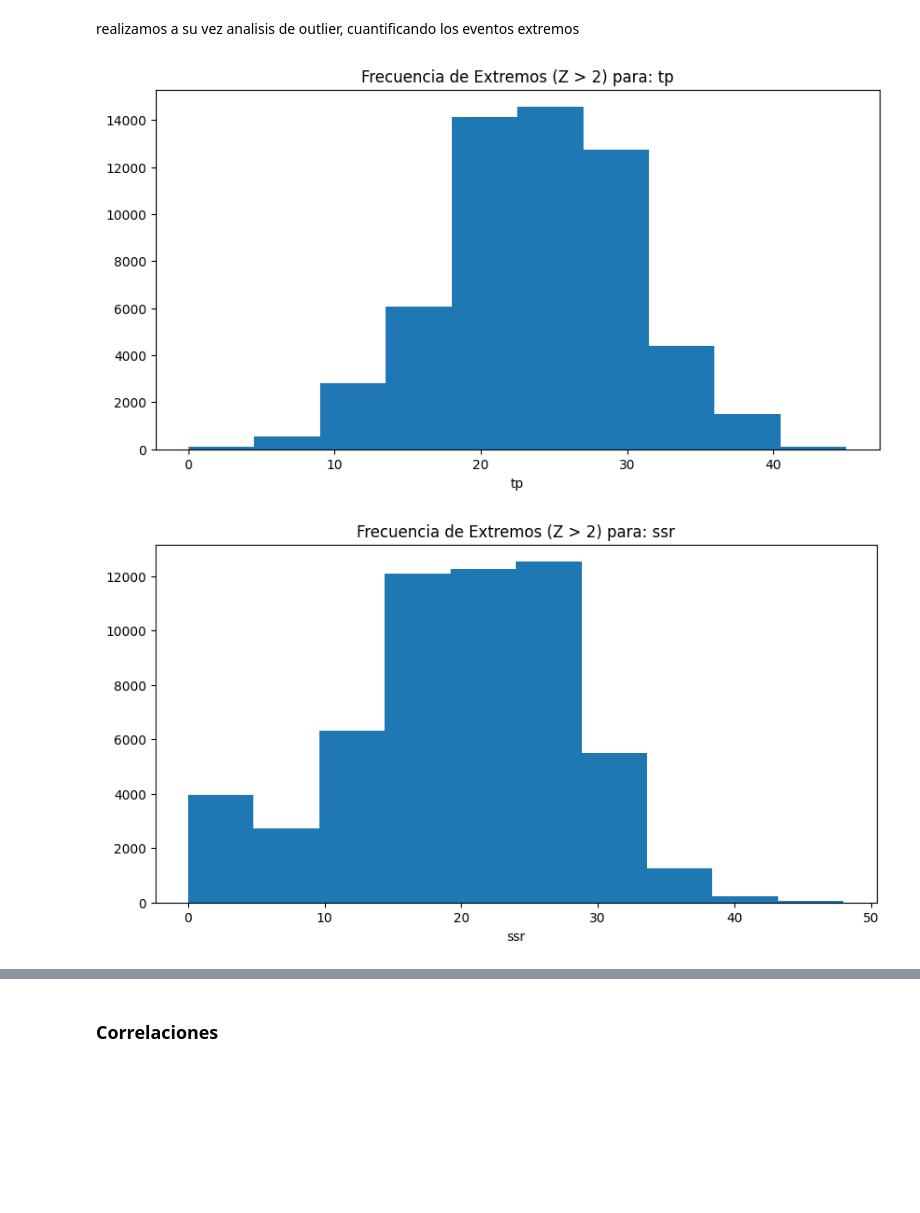
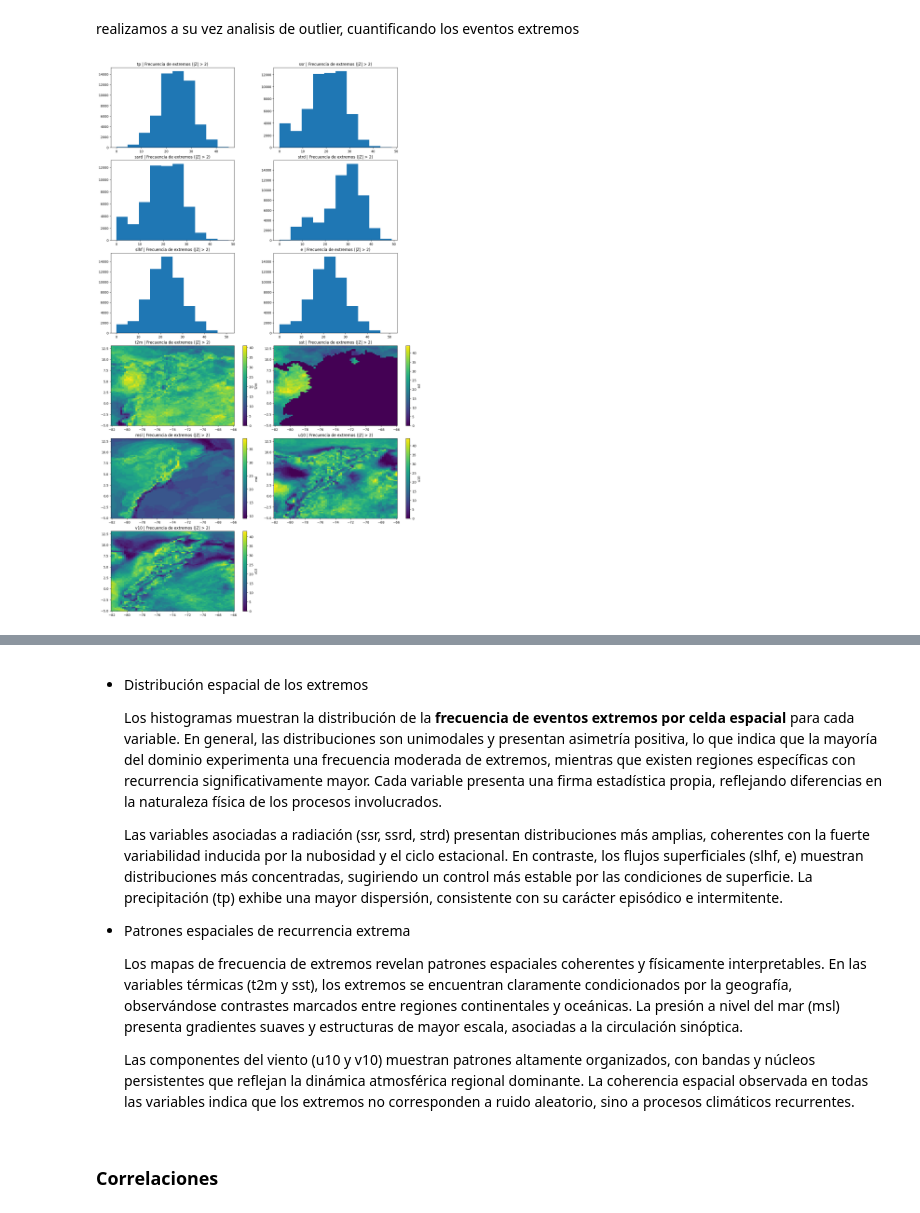
Before and after one commit to matgom03/Seminario, a Jupyter notebook: _sources/EDA.ipynb, the cells around one changed output, grey strips where cells are left out. Drawn from its saved outputs; the diff is of its cells as text; code cells hidden in the pictures; blank space fills up the shorter version.

```diff
--- a/_sources/EDA.ipynb
+++ b/_sources/EDA.ipynb
@@ -569,0 +592,8 @@ for nombre, vars_g in grupos.items():
+# %%
+print(f"{'Variable':<10} {'Trend':<12} {'p-value':<12} {'Sen slope (u/mes)':<20} {'Sen slope (u/dec)'}")
+for var in df_ts.columns:
+    if var == 'month':
+        continue
+    result = mk_test(df_ts[var].dropna().values)
+    slope_dec = result.slope * 12 * 10   # por década
+    print(f"{var:<10} {result.trend:<12} {result.p:<12.4f} {result.slope:<20.6f} {slope_dec:.4f}")
@@ -769,0 +974,10 @@ Patrón muy similar a `slhf`, lo cual es físicamente consistente (variables aco
+# %%
+scaler = StandardScaler()
+data_scaled = scaler.fit_transform(data_clean)
+
+pca = PCA(n_components=4)
+pca.fit(data_scaled)
+scores = pca.transform(data_scaled)
+print("Varianza explicada por cada EOF:")
+for i, v in enumerate(pca.explained_variance_ratio_):
+    print(f"  EOF{i+1}: {v*100:.1f}%  (acumulado: {pca.explained_variance_ratio_[:i+1].sum()*100:.1f}%)")
@@ -841,19 +1150,42 @@ realizamos a su vez analisis de outlier, cuantificando los eventos extremos
 # %%
 all_vars = vars_step + vars_no_step
 
 resultados_extremos = {}
-for var in all_vars:
 
+n_vars = len(all_vars)
+ncols = 2
+nrows = int(np.ceil(n_vars / ncols))
+
+fig, axes = plt.subplots(
+    nrows=nrows,
+    ncols=ncols,
+    figsize=(7 * ncols, 4 * nrows),
+    constrained_layout=True
+)
+
+axes = axes.flatten()  # para indexar fácilmente
+
+for i, var in enumerate(all_vars):
+
+    # Z-scores en el tiempo
     z_scores = (ds[var] - ds[var].mean('time')) / ds[var].std('time')
 
+    # extremos |Z| > 2
     extremos = z_scores.where(np.abs(z_scores) > 2)
 
+    # conteo temporal
     resultados_extremos[var] = extremos.count('time')
 
-    plt.figure(figsize=(10, 5))
-    resultados_extremos[var].plot()
-    plt.title(f'Frecuencia de Extremos (Z > 2) para: {var}')
-    plt.show()
+    # plot en el subplot correspondiente
+    resultados_extremos[var].plot(ax=axes[i])
+    axes[i].set_title(f'{var} | Frecuencia de extremos (|Z| > 2)')
+    axes[i].set_xlabel('')
+    axes[i].set_ylabel('')
+
+# Elimina ejes vacíos si sobran
+for j in range(i + 1, len(axes)):
+    fig.delaxes(axes[j])
+
+plt.show()
 # %% [output]
-[figure, old version]
+[figure, new version]
-[figure, removed]
@@ -869,3 +1192,15 @@ for var in all_vars:
+# %% [markdown]
+- Distribución espacial de los extremos
+
+    Los histogramas muestran la distribución de la **frecuencia de eventos extremos por celda espacial** para cada variable. En general, las distribuciones son unimodales y presentan asimetría positiva, lo que indica que la mayoría del dominio experimenta una frecuencia moderada de extremos, mientras que existen regiones específicas con recurrencia significativamente mayor. Cada variable presenta una firma estadística propia, reflejando diferencias en la naturaleza física de los procesos involucrados.
+
+    Las variables asociadas a radiación (ssr, ssrd, strd) presentan distribuciones más amplias, coherentes con la fuerte variabilidad inducida por la nubosidad y el ciclo estacional. En contraste, los flujos superficiales (slhf, e) muestran distribuciones más concentradas, sugiriendo un control más estable por las condiciones de superficie. La precipitación (tp) exhibe una mayor dispersión, consistente con su carácter episódico e intermitente.
+
+- Patrones espaciales de recurrencia extrema
+
+    Los mapas de frecuencia de extremos revelan patrones espaciales coherentes y físicamente interpretables. En las variables térmicas (t2m y sst), los extremos se encuentran claramente condicionados por la geografía, observándose contrastes marcados entre regiones continentales y oceánicas. La presión a nivel del mar (msl) presenta gradientes suaves y estructuras de mayor escala, asociadas a la circulación sinóptica.
+
+    Las componentes del viento (u10 y v10) muestran patrones altamente organizados, con bandas y núcleos persistentes que reflejan la dinámica atmosférica regional dominante. La coherencia espacial observada en todas las variables indica que los extremos no corresponden a ruido aleatorio, sino a procesos climáticos recurrentes.
 # %% [markdown]
 ### Correlaciones
 # %%
```
Also changed, not shown: parts of 30 cells of this notebook, 9 other files.
